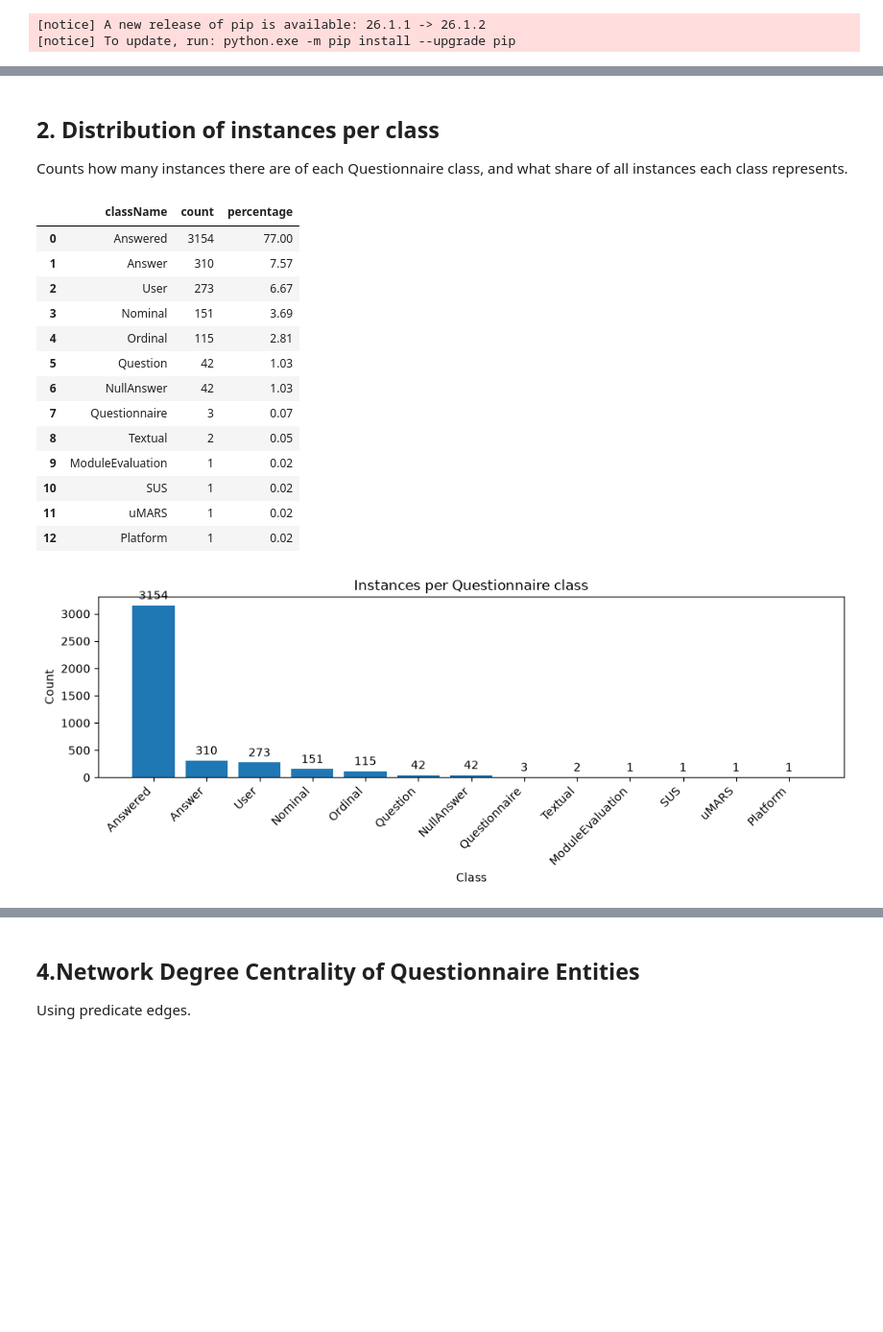
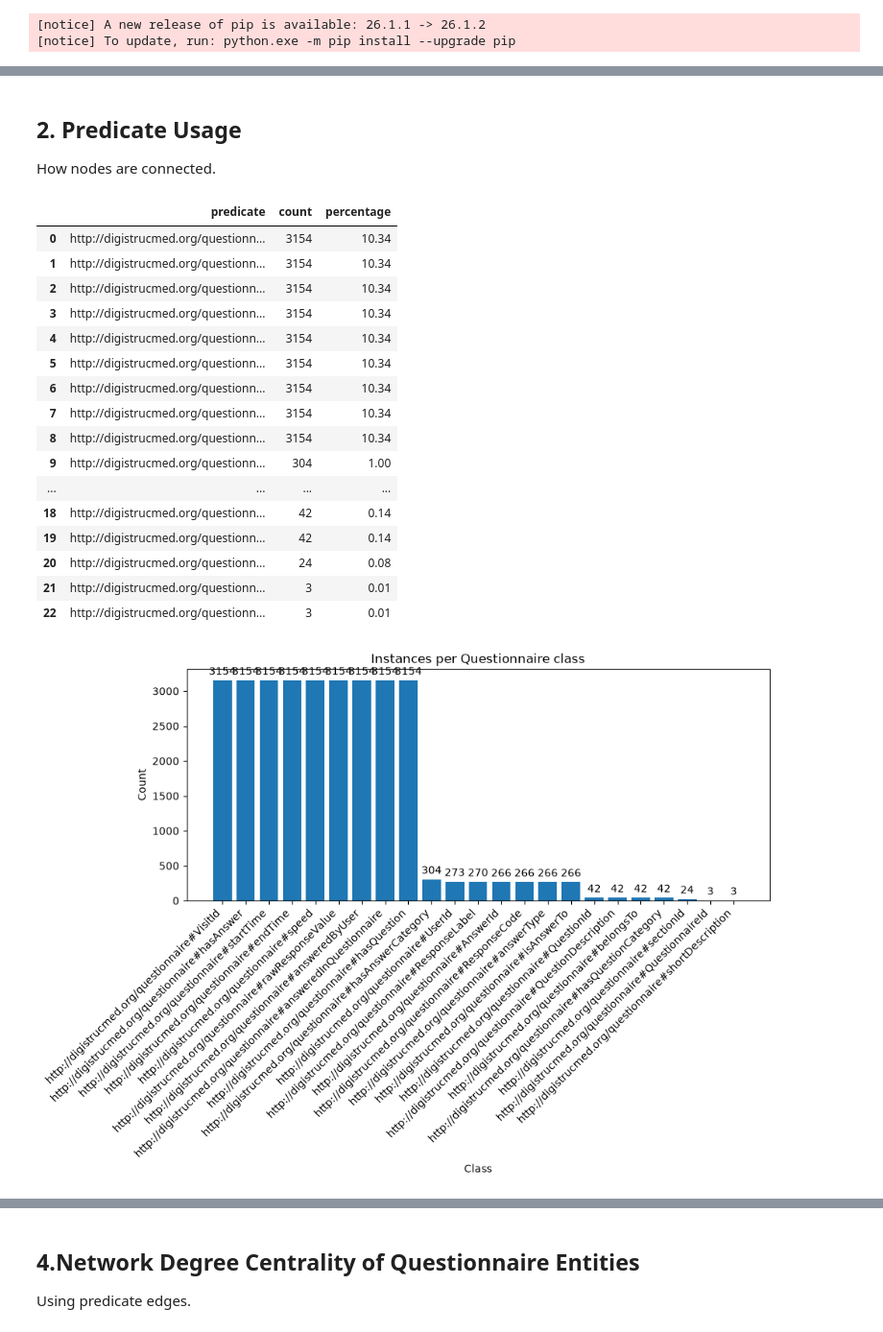
Before and after one commit to SDM-TIB/DigiStrucMed, a Jupyter notebook: KG-QuestionnarieExploration.ipynb, the cells around one changed output, grey strips where cells are left out. Shown at 96% size. Cells and saved outputs as stored; diff of their text form; code cells hidden in the pictures; blank space fills up the shorter version.

```diff
--- a/KG-QuestionnarieExploration.ipynb
+++ b/KG-QuestionnarieExploration.ipynb
@@ -104,51 +100,52 @@ df1[["className", "instances"]]
 # %% [markdown]
-## 2. Distribution of instances per class
+## 2. Predicate Usage
 
-Counts how many instances there are of each Questionnaire class, and what share of all instances each class represents.
+How nodes are connected.
 # %%
 q2 = """\
-SELECT ?type (STRAFTER(STR(?type), "#") AS ?className) (COUNT(?instance) AS ?count)
-WHERE {
-  ?instance rdf:type ?type .
-  FILTER(STRSTARTS(STR(?type), STR(ds:)))
-}
-GROUP BY ?type
+SELECT ?predicate (COUNT(*) AS ?count)
+WHERE { ?s ?predicate ?o .
+FILTER(STRSTARTS(STR(?predicate), STR(ds:)))}
+GROUP BY ?predicate
 ORDER BY DESC(?count)
 """
 
 df2 = run_query(q2)
 df2["count"] = pd.to_numeric(df2["count"], errors="coerce")
 df2["percentage"] = (df2["count"] / df2["count"].sum() * 100).round(2)
-df2[["className", "count", "percentage"]]
+df2[["predicate", "count", "percentage"]]
 # %% [output]
-|  | className | count | percentage |
-| 0 | Answered | 3154 | 77.00 |
-| 1 | Answer | 310 | 7.57 |
-| 2 | User | 273 | 6.67 |
-| 3 | Nominal | 151 | 3.69 |
-| 4 | Ordinal | 115 | 2.81 |
-| 5 | Question | 42 | 1.03 |
-| 6 | NullAnswer | 42 | 1.03 |
-| 7 | Questionnaire | 3 | 0.07 |
-| 8 | Textual | 2 | 0.05 |
-| 9 | ModuleEvaluation | 1 | 0.02 |
-| 10 | SUS | 1 | 0.02 |
-| 11 | uMARS | 1 | 0.02 |
-| 12 | Platform | 1 | 0.02 |
+|  | predicate | count | percentage |
+| 0 | http://digistrucmed.org/questionn... | 3154 | 10.34 |
+| 1 | http://digistrucmed.org/questionn... | 3154 | 10.34 |
+| 2 | http://digistrucmed.org/questionn... | 3154 | 10.34 |
+| 3 | http://digistrucmed.org/questionn... | 3154 | 10.34 |
+| 4 | http://digistrucmed.org/questionn... | 3154 | 10.34 |
+| 5 | http://digistrucmed.org/questionn... | 3154 | 10.34 |
+| 6 | http://digistrucmed.org/questionn... | 3154 | 10.34 |
+| 7 | http://digistrucmed.org/questionn... | 3154 | 10.34 |
+| 8 | http://digistrucmed.org/questionn... | 3154 | 10.34 |
+| 9 | http://digistrucmed.org/questionn... | 304 | 1.00 |
+| ... | ... | ... | ... |
+| 18 | http://digistrucmed.org/questionn... | 42 | 0.14 |
+| 19 | http://digistrucmed.org/questionn... | 42 | 0.14 |
+| 20 | http://digistrucmed.org/questionn... | 24 | 0.08 |
+| 21 | http://digistrucmed.org/questionn... | 3 | 0.01 |
+| 22 | http://digistrucmed.org/questionn... | 3 | 0.01 |
 # %%
 if not df2.empty:
     df2_plot = df2.dropna(subset=["count"]).sort_values("count", ascending=False)
     plt.figure(figsize=(10, 4))
     plt.xticks(rotation=45, ha="right")
     plt.title("Instances per Questionnaire class")
     plt.ylabel("Count")
     plt.xlabel("Class")
-    bars = plt.bar(df2_plot["className"], df2_plot["count"])
+    bars = plt.bar(df2_plot["predicate"], df2_plot["count"])
     plt.bar_label(bars, padding=3)
     plt.tight_layout()
     plt.show()
 else:
     print("No data to plot for query 2.")
 # %% [output]
-[figure, old version]
+[figure, new version]
 # %% [markdown]
```
Also changed, not shown: parts of 13 cells of this notebook, 20 other files.
